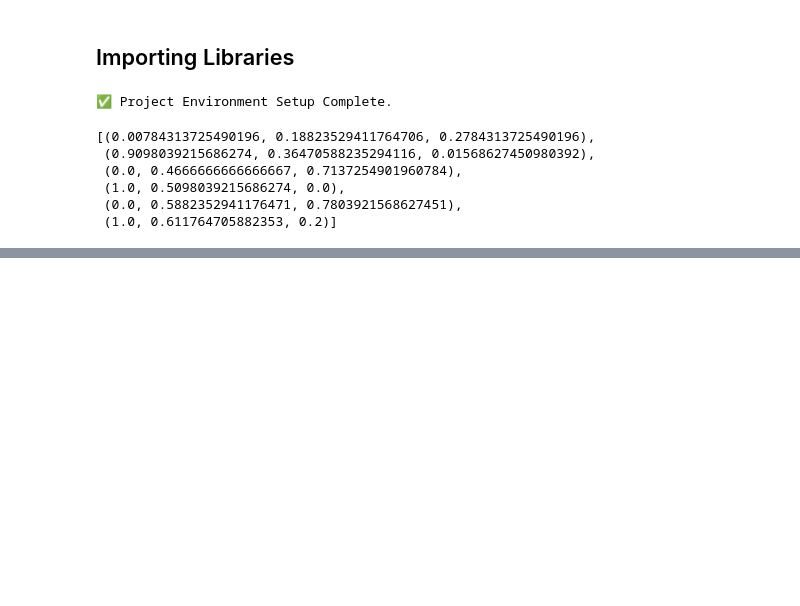
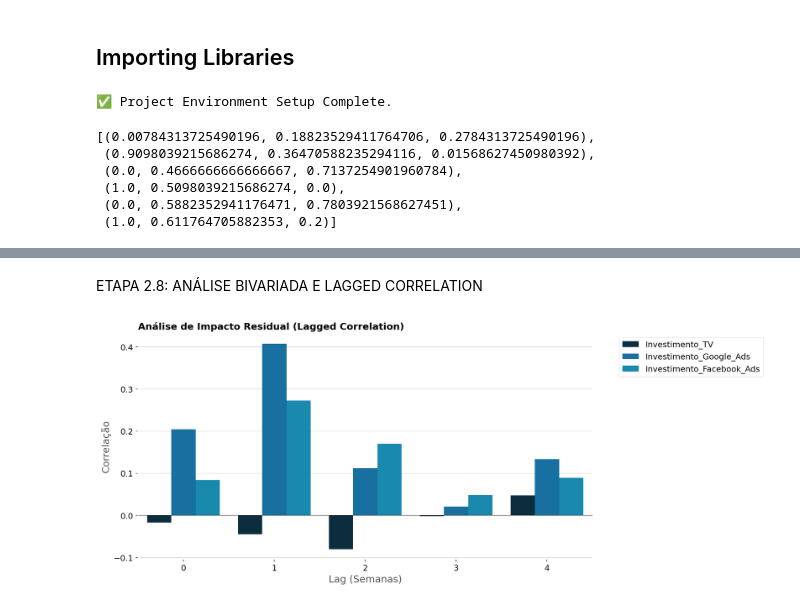
Before and after one commit to EduardoAraujoo/Marketing-Mix-Modeling, a Jupyter notebook: notebooks/EDA.ipynb, the cells around one changed output, grey strips where cells are left out. Drawn from its saved outputs; the diff is of its cells as text; code cells hidden in the pictures; blank space fills up the shorter version.

```diff
--- a/notebooks/EDA.ipynb
+++ b/notebooks/EDA.ipynb
@@ -150,0 +260,7 @@ Coluna: Fator_Sazonalidade | Tamanho: 156
+# %% [markdown]
+ETAPA 2.8: ANÁLISE BIVARIADA E LAGGED CORRELATION
+# %%
+# Verificando se a mídia demora algumas semanas para "bater" na meta
+plot_lagged_correlation(df_mmm)
+# %% [output]
+[figure, added]
```
Also changed, not shown: parts of 19 cells of this notebook, 12 other files.
